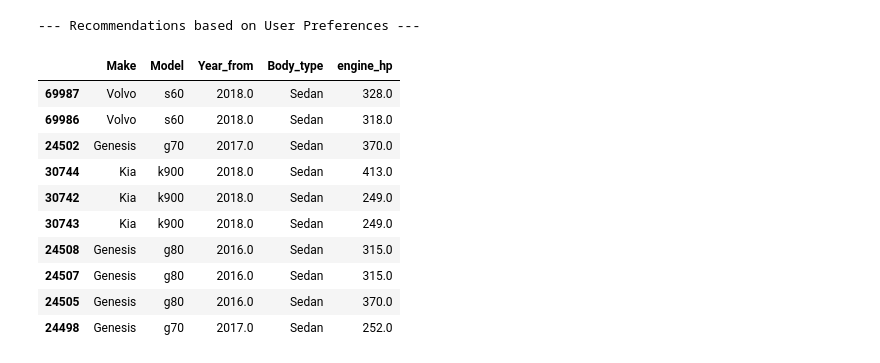
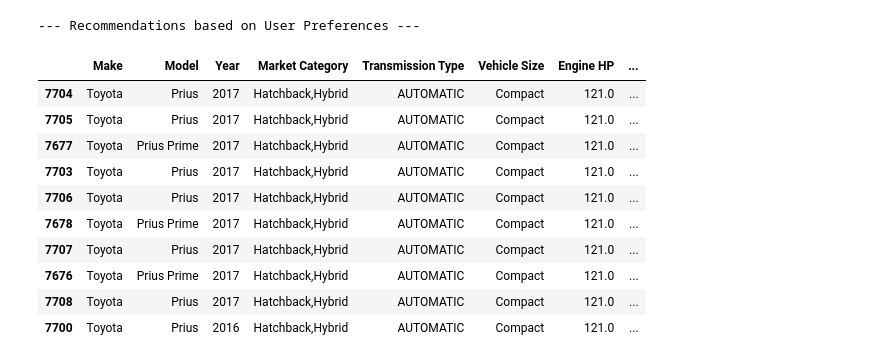
Before and after one commit to caioapp/vehicle_rec_engine, a Jupyter notebook: notebooks/rec_engine.ipynb, the cells around one changed output. Drawn from its saved outputs; the diff is of its cells as text; code cells hidden in the pictures.

```diff
--- a/notebooks/rec_engine.ipynb
+++ b/notebooks/rec_engine.ipynb
@@ -4,7 +4,7 @@ import pandas as pd
 import numpy as np
 import matplotlib.pyplot as plt
 # %%
-filepath = '../data/Car Dataset 1945-2020.csv'
+filepath = '../data/data.csv'
 
 # Load data
 dt = pd.read_csv(filepath)
@@ -117,7 +115,12 @@ from sklearn.metrics.pairwise import cosine_similarity
 dt = dt.reset_index()
 indices = pd.Series(dt.index, index=dt['Model'])
 
-def get_recommendations(model_name, feature_matrix=feature_matrix, dataframe=dt, indices_map=indices):
+
+df_rec['Make'] = dt['Make']
+df_rec['Model'] = dt['Model']
+
+
+def get_recommendations(model_name, feature_matrix=feature_matrix, dataframe=df_rec, indices_map=indices):
     # Normalize model names in the indices map for case-insensitive and trimmed matching
     normalized_indices = pd.Series(indices_map.values, index=indices_map.index.str.strip().str.lower())
 
@@ -141,7 +144,7 @@ def get_recommendations(model_name, feature_matrix=feature_matrix, dataframe=dt,
     # Calculate the cosine similarity of our car against ALL other cars.
     sim_scores = cosine_similarity(model_vector, feature_matrix)
 
-    # Get the similarity scores as a list of (index, score) tuples
+    # Get the similarity scores as a list Sof (index, score) tuples
     sim_scores = list(enumerate(sim_scores[0]))
 
     # Sort the cars based on the similarity scores in descending order
@@ -164,11 +167,13 @@ def get_recommendations(model_name, feature_matrix=feature_matrix, dataframe=dt,
             break
 
     # Return the top 10 most similar cars
-    return dataframe[['Make', 'Model', 'Year_from', 'Body_type', 'engine_hp', 'number_of_seats', 'number_of_doors']].iloc[recommendations]
+    return dataframe[['Make', 'Model', 'Year', 'Market Category', 'Transmission Type', 'Vehicle Size', 'Engine HP', 'Engine Fuel Type', 'Efficiency', 'Price_per_HP']].iloc[recommendations]
+
+
 
 # --- Test the new function ---
-print("\nCars similar to 'hb20':")
-display(get_recommendations('hb20'))
+print("\nCars similar to 'Prius':")
+display(get_recommendations('Prius'))
 
 print("\nCars similar to 'Camry':")
 display(get_recommendations('Camry'))
@@ -274,51 +292,51 @@ def get_recommendations_from_prefs(prefs, preprocessor, feature_matrix, datafram
 
     # Fill missing values as in df_rec
     for col in df_rec.columns:
         if col in df_rec.select_dtypes(include=[np.number]).columns:
             median_val = df_rec[col].median()
             ideal_car[col] = pd.to_numeric(ideal_car[col], errors='coerce').fillna(median_val)
         else:
             ideal_car[col] = ideal_car[col].fillna('Unknown')
 
     # Use the *already fitted* preprocessor to transform the ideal car into a feature vector
     ideal_vector = preprocessor.transform(ideal_car)
 
     # Calculate similarity and find top matches (same logic as before)
     sim_scores = cosine_similarity(ideal_vector, feature_matrix)
     sim_scores = list(enumerate(sim_scores[0]))
     sim_scores = sorted(sim_scores, key=lambda x: x[1], reverse=True)
 
     # Get the top N car indices
     car_indices = [i[0] for i in sim_scores[:top_n]]
 
-    return dataframe[['Make', 'Model', 'Year_from', 'Body_type', 'engine_hp']].iloc[car_indices]
+    return dataframe[['Make', 'Model', 'Year', 'Market Category', 'Transmission Type', 'Vehicle Size', 'Engine HP', 'Engine Fuel Type', 'Efficiency', 'Price_per_HP', 'price_to_efficiency']].iloc[car_indices]
 
 print("\n--- Recommendations based on User Preferences ---")
 
 feature_matrix = preprocessor.fit_transform(df_rec)
 
 user_preferences = {
-    'Body_type': 'Sedan',
-    'engine_hp': 250,
-    'Year_from': 2018,
-    'transmission': 'Automatic',
-    'mixed_fuel_consumption_per_100_km_l': 8.0
+    'Vehicle Style': 'Compact',
+    'Engine HP': 100,
+    'Year': 2014,
+    'Transmission Type': 'Automatic',
+    'Market Category': 'Hatchback,Hybrid'
 }
 
-display(get_recommendations_from_prefs(user_preferences, preprocessor, feature_matrix, dt))
+display(get_recommendations_from_prefs(user_preferences, preprocessor, feature_matrix, df_rec))
 # %% [output]
 --- Recommendations based on User Preferences ---
-|  | Make | Model | Year_from | Body_type | engine_hp |
-| 69987 | Volvo | s60 | 2018.0 | Sedan | 328.0 |
-| 69986 | Volvo | s60 | 2018.0 | Sedan | 318.0 |
-| 24502 | Genesis | g70 | 2017.0 | Sedan | 370.0 |
-| 30744 | Kia | k900 | 2018.0 | Sedan | 413.0 |
-| 30742 | Kia | k900 | 2018.0 | Sedan | 249.0 |
-| 30743 | Kia | k900 | 2018.0 | Sedan | 249.0 |
-| 24508 | Genesis | g80 | 2016.0 | Sedan | 315.0 |
-| 24507 | Genesis | g80 | 2016.0 | Sedan | 315.0 |
-| 24505 | Genesis | g80 | 2016.0 | Sedan | 370.0 |
-| 24498 | Genesis | g70 | 2017.0 | Sedan | 252.0 |
+|  | Make | Model | Year | Market Category | Transmission Type | Vehicle Size | Engine HP | ... |
+| 7704 | Toyota | Prius | 2017 | Hatchback,Hybrid | AUTOMATIC | Compact | 121.0 | ... |
+| 7705 | Toyota | Prius | 2017 | Hatchback,Hybrid | AUTOMATIC | Compact | 121.0 | ... |
+| 7677 | Toyota | Prius Prime | 2017 | Hatchback,Hybrid | AUTOMATIC | Compact | 121.0 | ... |
+| 7703 | Toyota | Prius | 2017 | Hatchback,Hybrid | AUTOMATIC | Compact | 121.0 | ... |
+| 7706 | Toyota | Prius | 2017 | Hatchback,Hybrid | AUTOMATIC | Compact | 121.0 | ... |
+| 7678 | Toyota | Prius Prime | 2017 | Hatchback,Hybrid | AUTOMATIC | Compact | 121.0 | ... |
+| 7707 | Toyota | Prius | 2017 | Hatchback,Hybrid | AUTOMATIC | Compact | 121.0 | ... |
+| 7676 | Toyota | Prius Prime | 2017 | Hatchback,Hybrid | AUTOMATIC | Compact | 121.0 | ... |
+| 7708 | Toyota | Prius | 2017 | Hatchback,Hybrid | AUTOMATIC | Compact | 121.0 | ... |
+| 7700 | Toyota | Prius | 2016 | Hatchback,Hybrid | AUTOMATIC | Compact | 121.0 | ... |
 # %%
 from sklearn.pipeline import Pipeline
 from sklearn.decomposition import TruncatedSVD
```
Also changed, not shown: parts of 14 cells of this notebook, 5 other files.
